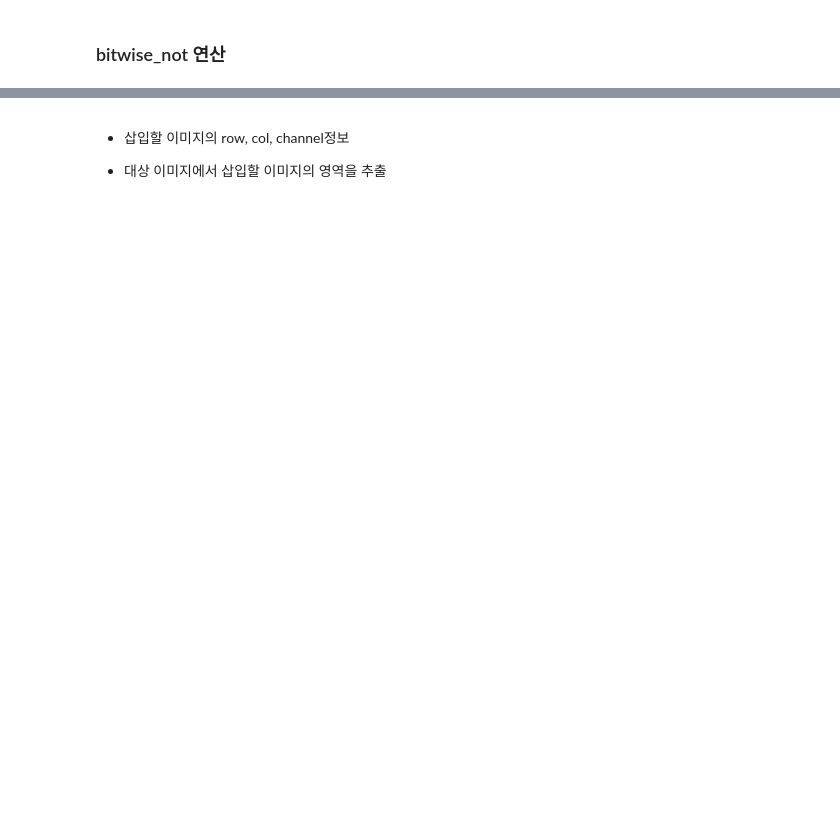
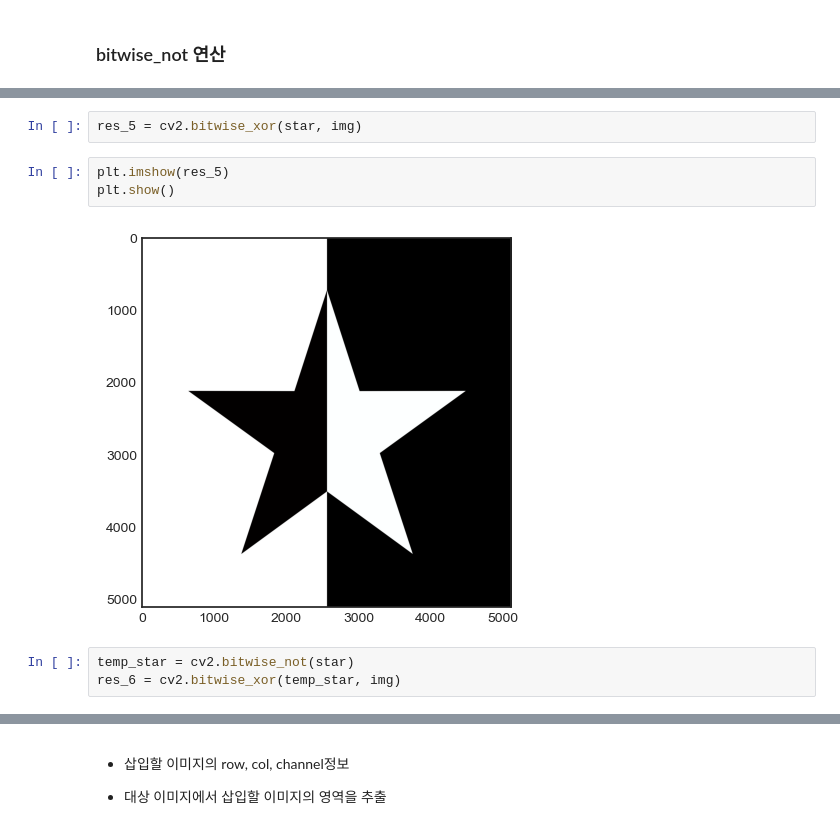
Before and after one commit to kksoo1769/study, a Jupyter notebook: code/computer_vision/01.OpenCV/03.image_operation.ipynb, the cells around one changed output, grey strips where cells are left out. Drawn from its saved outputs; the diff is of its cells as text; blank space fills up the shorter version.

```diff
--- a/code/computer_vision/01.OpenCV/03.image_operation.ipynb
+++ b/code/computer_vision/01.OpenCV/03.image_operation.ipynb
@@ -361,0 +389,10 @@ cv2.__version__
+# %%
+res_5 = cv2.bitwise_xor(star, img)
+# %%
+plt.imshow(res_5)
+plt.show()
+# %% [output]
+[figure, added]
+# %%
+temp_star = cv2.bitwise_not(star)
+res_6 = cv2.bitwise_xor(temp_star, img)
```
Also changed, not shown: parts of 40 cells of this notebook, 2 other files.
